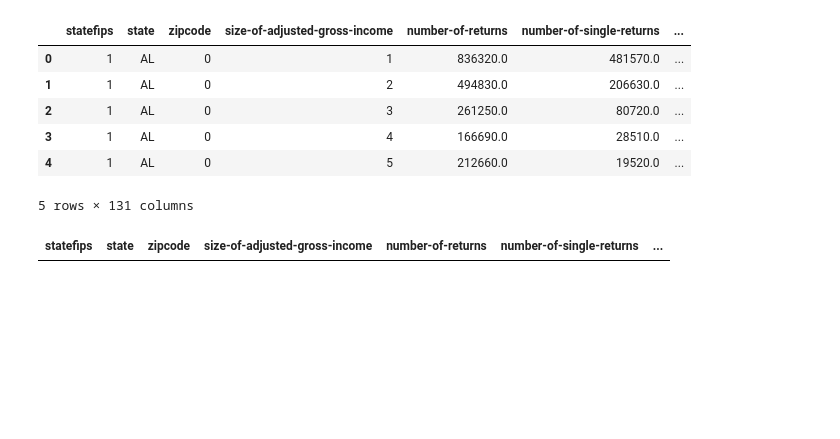
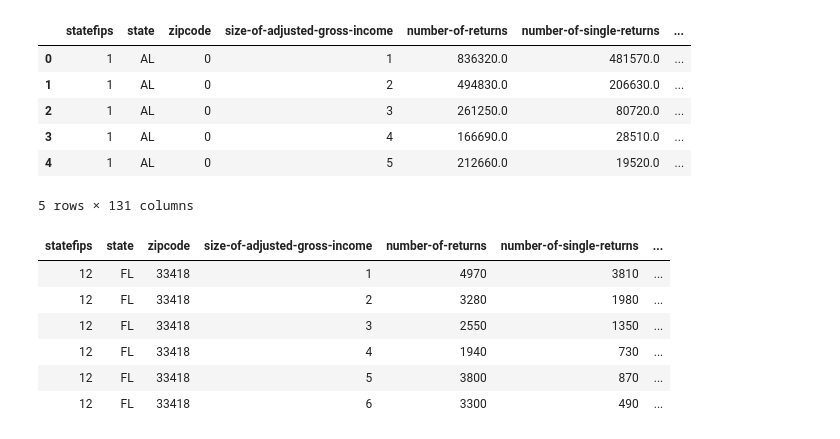
Before and after one commit to ianad/tax-zip, a Jupyter notebook: data-import.ipynb, the cells around one changed output. Cells and saved outputs as stored; diff of their text form; code cells hidden in the pictures; blank space fills up the shorter version.

```diff
--- a/data-import.ipynb
+++ b/data-import.ipynb
@@ -27,6 +27,12 @@ data.head()
 # %%
 data = Table.from_df(data)
 # %%
-data.where('zipcode',33418')
+data.where('zipcode',33418)
 # %% [output]
 | statefips | state | zipcode | size-of-adjusted-gross-income | number-of-returns | number-of-single-returns | ... |
+| 12 | FL | 33418 | 1 | 4970 | 3810 | ... |
+| 12 | FL | 33418 | 2 | 3280 | 1980 | ... |
+| 12 | FL | 33418 | 3 | 2550 | 1350 | ... |
+| 12 | FL | 33418 | 4 | 1940 | 730 | ... |
+| 12 | FL | 33418 | 5 | 3800 | 870 | ... |
+| 12 | FL | 33418 | 6 | 3300 | 490 | ... |
```
Also changed, not shown: 3 other files.
